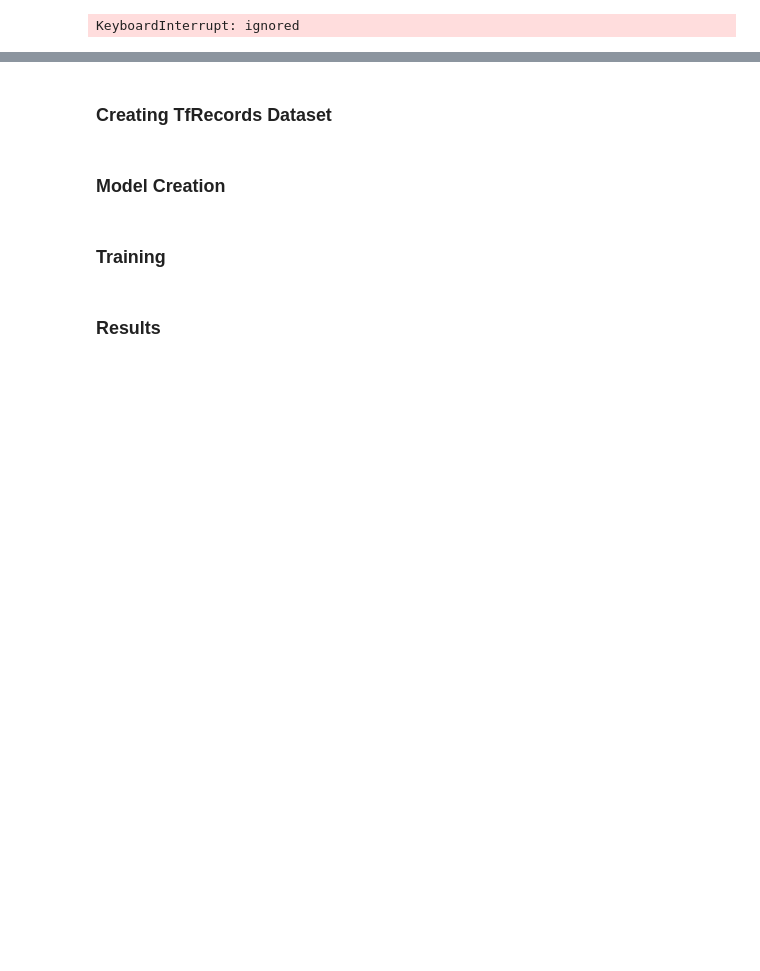
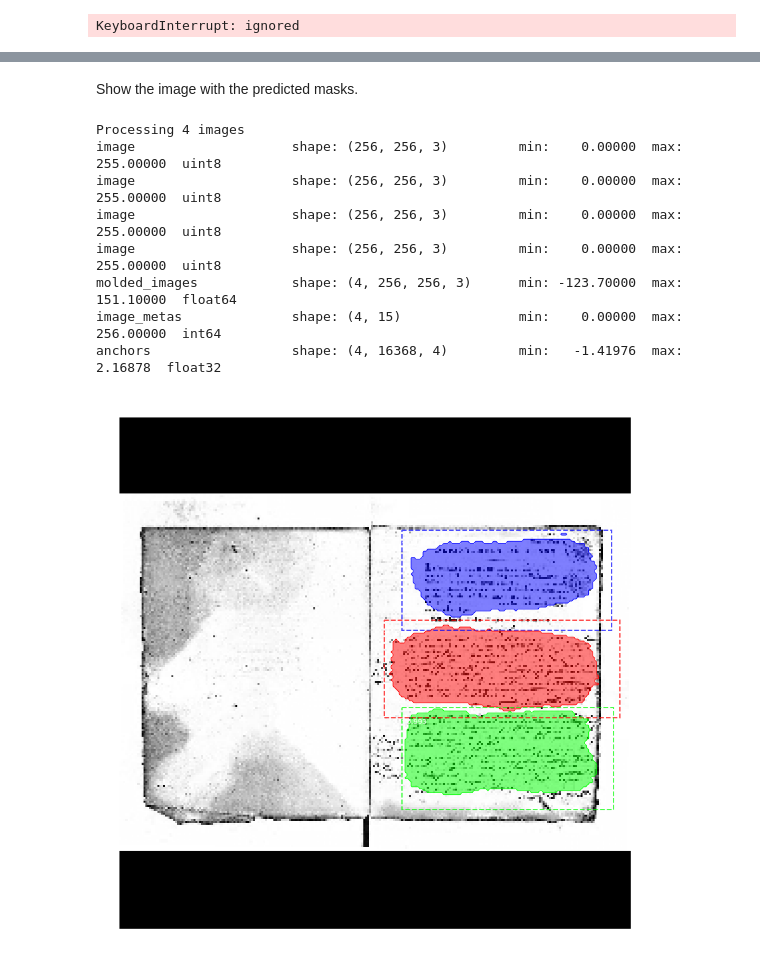
Before and after one commit to ericburdett/record_detection, a Jupyter notebook: record_detection.ipynb, the cells around one changed output, grey strips where cells are left out. Saved outputs shown, nothing was run; the diff lists cells and outputs as text; code cells hidden in the pictures; blank space fills up the shorter version.

Commit message:
Trained!

```diff
--- a/record_detection.ipynb
+++ b/record_detection.ipynb
@@ -83,6 +116,9 @@ Drive already mounted at /content/drive; to attempt to forcibly remount, call dr
 class myMaskRCNNConfig(Config):
   # Give the configuration a recognizable name
   NAME = "MaskRCNN_config"
+
+  # Train faster with resnet50
+  BACKBONE = "resnet50"
 
   # Set the number of GPUs to use along with the number of images per GPU
   GPU_COUNT = 1
@@ -103,6 +139,21 @@ class myMaskRCNNConfig(Config):
 
   # Setting Max ground truth instances
   MAX_GT_INSTANCES = 10
+
+  # Max Image Size
+  IMAGE_MAX_DIM = 256
+
+  # Min Image Size
+  IMAGE_MIN_DIM = 128
+
+  # Increase Batch Size
+  IMAGES_PER_GPU = 4
+
+  # Faster with fewer RoIs
+  TRAIN_ROIS_PER_IMAGE = 100
+
+  # Records will likely only have a max of 10
+  MAX_GT_INSTANCES = 15
 # %%
 config = myMaskRCNNConfig()
 config.display()
@@ -248,5 +317,4 @@ model = modellib.MaskRCNN(mode="training", config=config, model_dir='./')
 # %%
 # Load pretrained weights if desired
-model.load_weights('./path/to/.h5/file',
-                   by_name=True,
-                   exclude=["mrcnn_class_logits", "mrcnn_bbox_fc", "mrcnn_bbox", "mrcnn_mask"])
+!cp "../drive/My Drive/datasets/maskrcnn.h5" "/content"
+model.load_weights('../maskrcnn.h5')
@@ -253,6 +323,6 @@ model.load_weights('./path/to/.h5/file',
 # %%
 model.keras_model.metrics_tensors = []
-model.train(train_set, test_set, learning_rate=config.LEARNING_RATE, epochs=5, layers='heads')
+model.train(train_set, test_set, learning_rate=config.LEARNING_RATE, epochs=1, layers='all')
 history = model.keras_model.history.history
 # %% [output]
 Starting at epoch 0. LR=0.006
@@ -307,4 +389,4 @@ model.keras_model.save_weights(model_path)
 model = modellib.MaskRCNN(mode="inference", config=config, model_dir='../maskrcnn.h5')
 
 # Loading the trained weights to the custom dataset
-model.load_weights(model_path, by_name=True)
+model.load_weights('../maskrcnn.h5', by_name=True)
@@ -349,8 +420,18 @@ gt_mask                  shape: (1024, 1024, 6)       min:    0.00000  max:    1
-# %% [markdown]
-### Creating TfRecords Dataset
-# %% [markdown]
-### Model Creation
-# %% [markdown]
-### Training
-# %% [markdown]
-### Results
+# %% [markdown]
+Show the image with the predicted masks.
+# %%
+results = model.detect([original_image, original_image, original_image, original_image], verbose=1)
+
+r = results[0]
+visualize.display_instances(original_image, r['rois'], r['masks'], r['class_ids'],
+                            test_set.class_names, r['scores'], ax=get_ax(size=16))
+# %% [output]
+Processing 4 images
+image                    shape: (256, 256, 3)         min:    0.00000  max:  255.00000  uint8
+image                    shape: (256, 256, 3)         min:    0.00000  max:  255.00000  uint8
+image                    shape: (256, 256, 3)         min:    0.00000  max:  255.00000  uint8
+image                    shape: (256, 256, 3)         min:    0.00000  max:  255.00000  uint8
+molded_images            shape: (4, 256, 256, 3)      min: -123.70000  max:  151.10000  float64
+image_metas              shape: (4, 15)               min:    0.00000  max:  256.00000  int64
+anchors                  shape: (4, 16368, 4)         min:   -1.41976  max:    2.16878  float32
+[figure, added]
```
Also changed, not shown: parts of 34 cells of this notebook.
